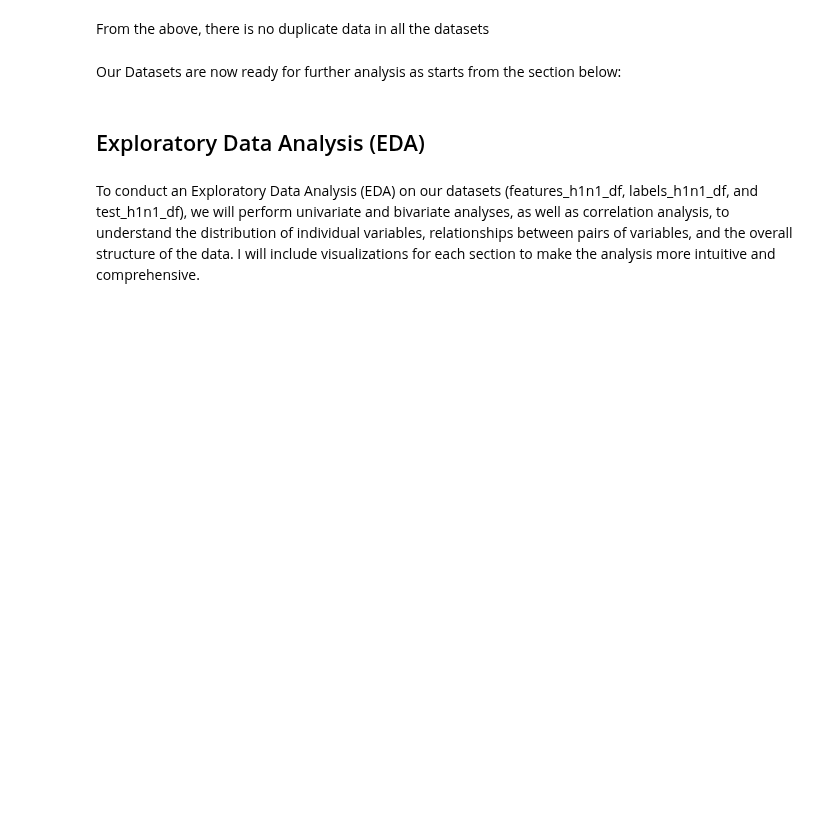
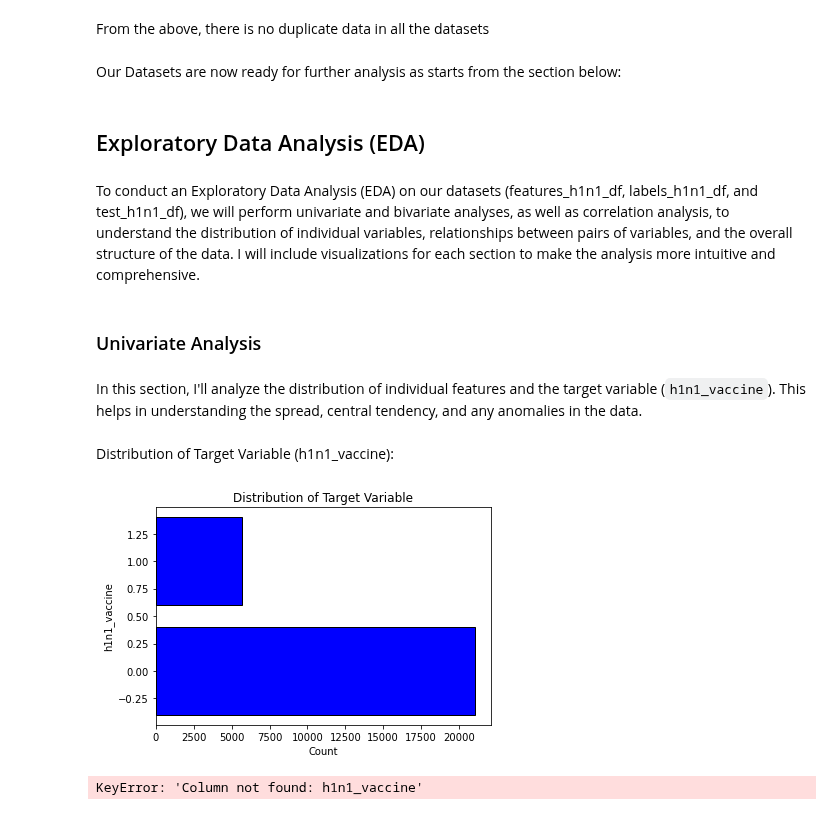
Before and after one commit to KariukiBrian/DSC_phase3project, a Jupyter notebook: index.ipynb, the cells around one changed output. Drawn from its saved outputs; the diff is of its cells as text; code cells hidden in the pictures; blank space fills up the shorter version.

Commit message:
Univariate analysis

```diff
--- a/index.ipynb
+++ b/index.ipynb
@@ -515,3 +515,44 @@ Our Datasets are now ready for further analysis as starts from the section below
 ## Exploratory Data Analysis (EDA)
 # %% [markdown]
 To conduct an Exploratory Data Analysis (EDA) on our datasets (features_h1n1_df, labels_h1n1_df, and test_h1n1_df), we will perform univariate and bivariate analyses, as well as correlation analysis, to understand the distribution of individual variables, relationships between pairs of variables, and the overall structure of the data. I will include visualizations for each section to make the analysis more intuitive and comprehensive.
+# %% [markdown]
+### Univariate Analysis
+# %% [markdown]
+In this section, I'll analyze the distribution of individual features and the target variable (`h1n1_vaccine`). This helps in understanding the spread, central tendency, and any anomalies in the data.
+# %% [markdown]
+Distribution of Target Variable (h1n1_vaccine):
+# %%
+# Select the target column
+h1n1_vaccine = labels_h1n1_df['h1n1_vaccine']
+
+# Get the unique values and their frequency in the target column
+unique_values, counts = np.unique(h1n1_vaccine, return_counts=True)
+
+# Create a bar plot
+fig, ax = plt.subplots()
+ax.barh(unique_values, counts, color='blue', edgecolor='black')
+
+# Set the x-axis label
+ax.set_xlabel('Count')
+
+# Set the y-axis label
+ax.set_ylabel('h1n1_vaccine')
+
+# Set the title
+ax.set_title('Distribution of Target Variable')
+
+# Show the plot
+plt.show()
+# %% [output]
+[figure, added]
+# %%
+# Plotting h1n1 vaccine proportion in relation to individuals concern
+features_h1n1_df.groupby('h1n1_concern')['h1n1_vaccine'].agg(['mean']).plot(kind='barh',
+                                                                figsize=(12,10),
+                                                                color='maroon',
+                                                                edgecolor="blue")
+plt.xlabel('h1n1_concern')
+plt.ylabel('h1n1_vaccine')
+plt.title('How H1n1_vaccine Reception Varies with Concern');
+# %% [output]
+KeyError: 'Column not found: h1n1_vaccine'
```
